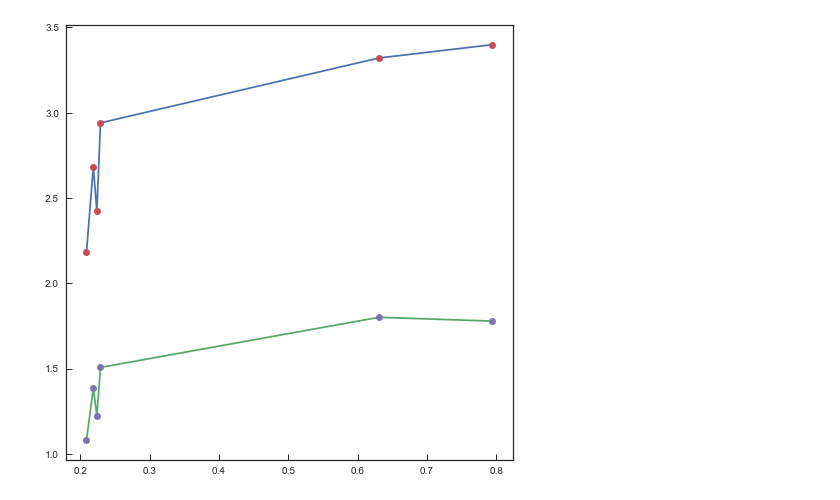
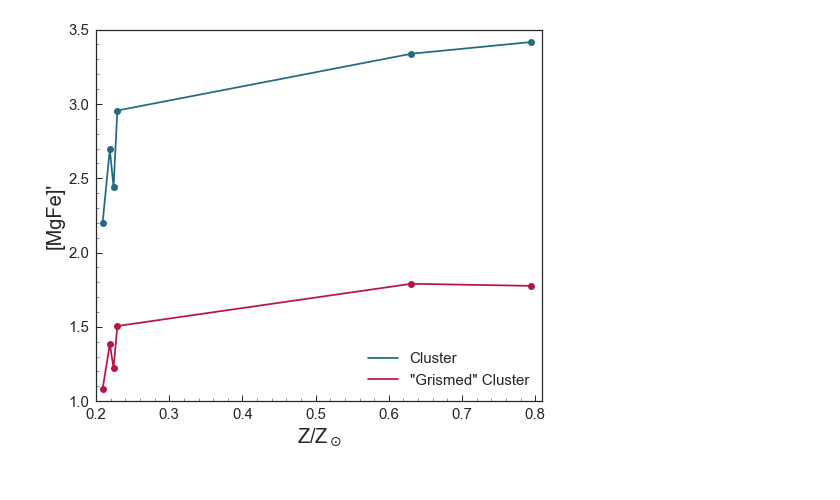
Before and after one commit to Vince-ec/Quiescent_analysis, a Jupyter notebook: scripts/eq_cluster.ipynb, the cells around one changed output. Drawn from its saved outputs; the diff is of its cells as text; code cells hidden in the pictures.

Commit message:
may 25 added plots

```diff
--- a/scripts/eq_cluster.ipynb
+++ b/scripts/eq_cluster.ipynb
@@ -15,7 +15,7 @@ colmap = sea.cubehelix_palette(12, start=2, rot=.2, dark=0, light=1.1, as_cmap=T
 # %%
 def Mgb_Fe(wv, fl):
     ######Interpolate spec######
-    waves=np.linspace(5000,5500,1000)
+    waves=np.linspace(5000,5365,1000)
     sed=interp1d(wv,fl)(waves)
 
     ######Define Lick indices#####
@@ -92,18 +92,18 @@ def Mgb_Fe(wv, fl):
     Fe5335=np.trapz((1-fe5335spec/icontfe5335(fe5335wave)),fe5335wave)
 
     #####plot check######
-    plt.plot(waves, sed)
-    plt.plot(mgwave,mgspec)
-    plt.plot(cont_wavemg,cont_linemg)
-
-    plt.plot(fe5270wave, fe5270spec)
-    plt.plot(cont_wavefe5270, cont_linefe5270)
-
-    plt.plot(fe5335wave, fe5335spec)
-    plt.plot(cont_wavefe5335, cont_linefe5335)
-
-    plt.xlim(4000, 5500)
-    plt.show()
+    # plt.plot(waves, sed)
+    # plt.plot(mgwave,mgspec)
+    # plt.plot(cont_wavemg,cont_linemg)
+    #
+    # plt.plot(fe5270wave, fe5270spec)
+    # plt.plot(cont_wavefe5270, cont_linefe5270)
+    #
+    # plt.plot(fe5335wave, fe5335spec)
+    # plt.plot(cont_wavefe5335, cont_linefe5335)
+    #
+    # plt.xlim(4000, 5500)
+    # plt.show()
 
     # print Mgb
     # print Fe5270
@@ -117,11 +117,11 @@ def Mgb_Fe(wv, fl):
 %matplotlib inline
 mfits = 10**np.array([-0.1, -0.2, -0.64, -0.65, -0.66, -0.68])
 mgbg = np.zeros(len(mfits))
-nc_mgb = np.zeros(len(mfits))
+nc_mgbg = np.zeros(len(mfits))
 cluster=[6528,6553,5927,6441,6304,6388]
 
 for i in range(len(cluster)):
     ngc=Cluster('../clusters/ngc%s_griz_err_1.1.npy' % cluster[i] ,1.1)
     ngc.Remove_continuum()
     mgbg[i] = Mgb_Fe(ngc.wv/(1+ngc.redshift),ngc.fl)
-    # nc_mgb[i] = Mgb_Fe(ngc.nc_wv, ngc.nc_fl)
+    nc_mgbg[i] = Mgb_Fe(ngc.nc_wv, ngc.nc_fl)
@@ -160,10 +148,17 @@ for i in range(len(cluster)):
 # %%
 plt.figure(figsize=[8,8])
-plt.plot(mfits,mgb)
-plt.plot(mfits,mgbg)
-plt.plot(mfits,mgb,'o')
-plt.plot(mfits,mgbg,'o')
+plt.plot(mfits,mgb,color='#226B82',label = 'Cluster')
+plt.plot(mfits,mgbg,color = '#B51743',label = '"Grismed" Cluster')
+plt.plot(mfits,mgb,'o',color='#226B82')
+plt.plot(mfits,mgbg,'o',color = '#B51743')
+plt.xlabel('Z/Z$_\odot$',fontsize = 20)
+plt.ylabel("[MgFe]'",fontsize = 20)
+plt.axis([.2,.81,1,3.5])
+plt.tick_params(axis='both', which='major', labelsize=15)
+plt.gcf().subplots_adjust(bottom=0.235)
+plt.legend(loc=4,fontsize=15)
+plt.minorticks_on()
 plt.show()
 plt.close()
 # %% [output]
-[figure, old version]
+[figure, new version]
```
Also changed, not shown: parts of 5 cells of this notebook, 6 other files.
